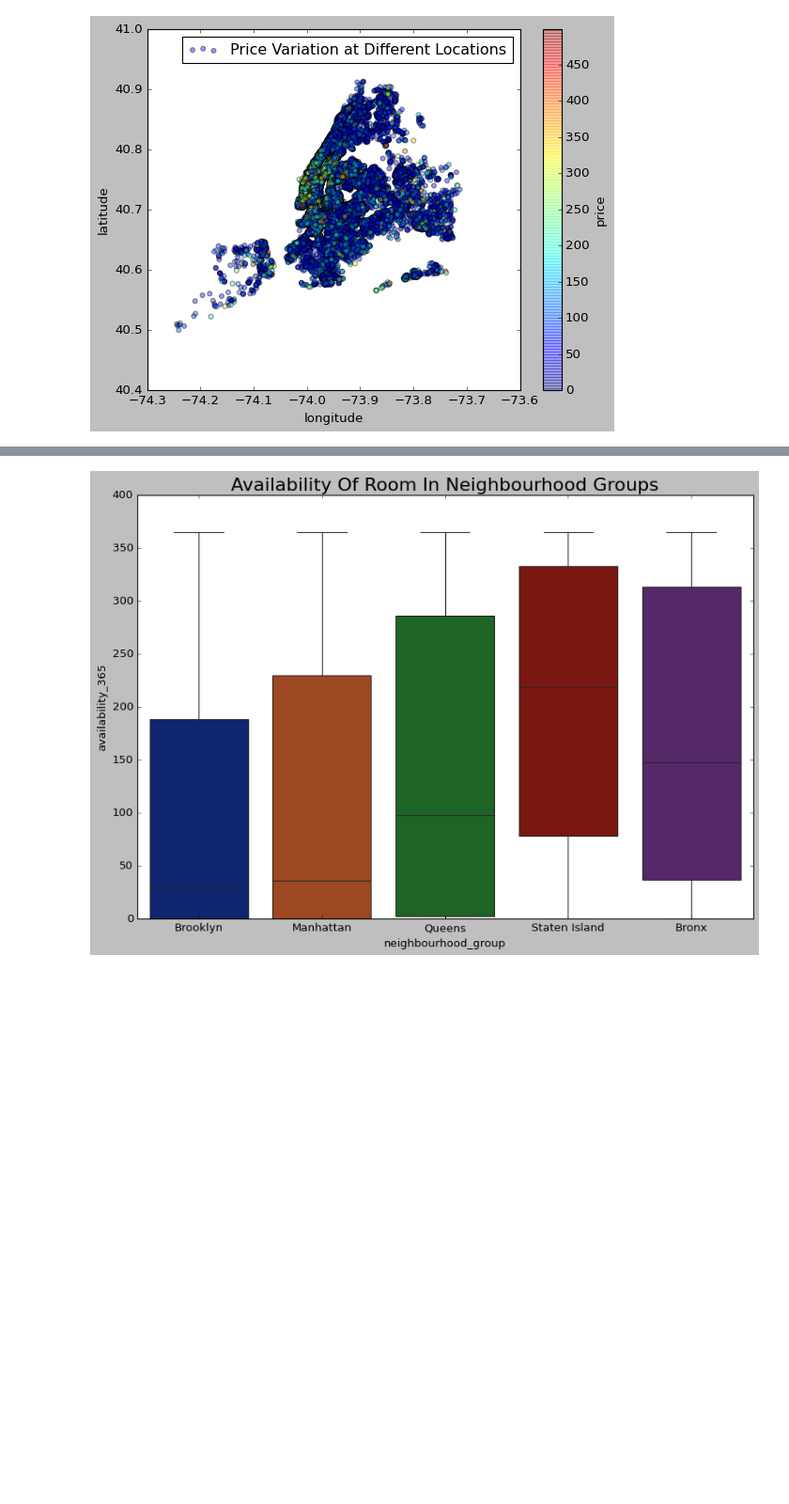
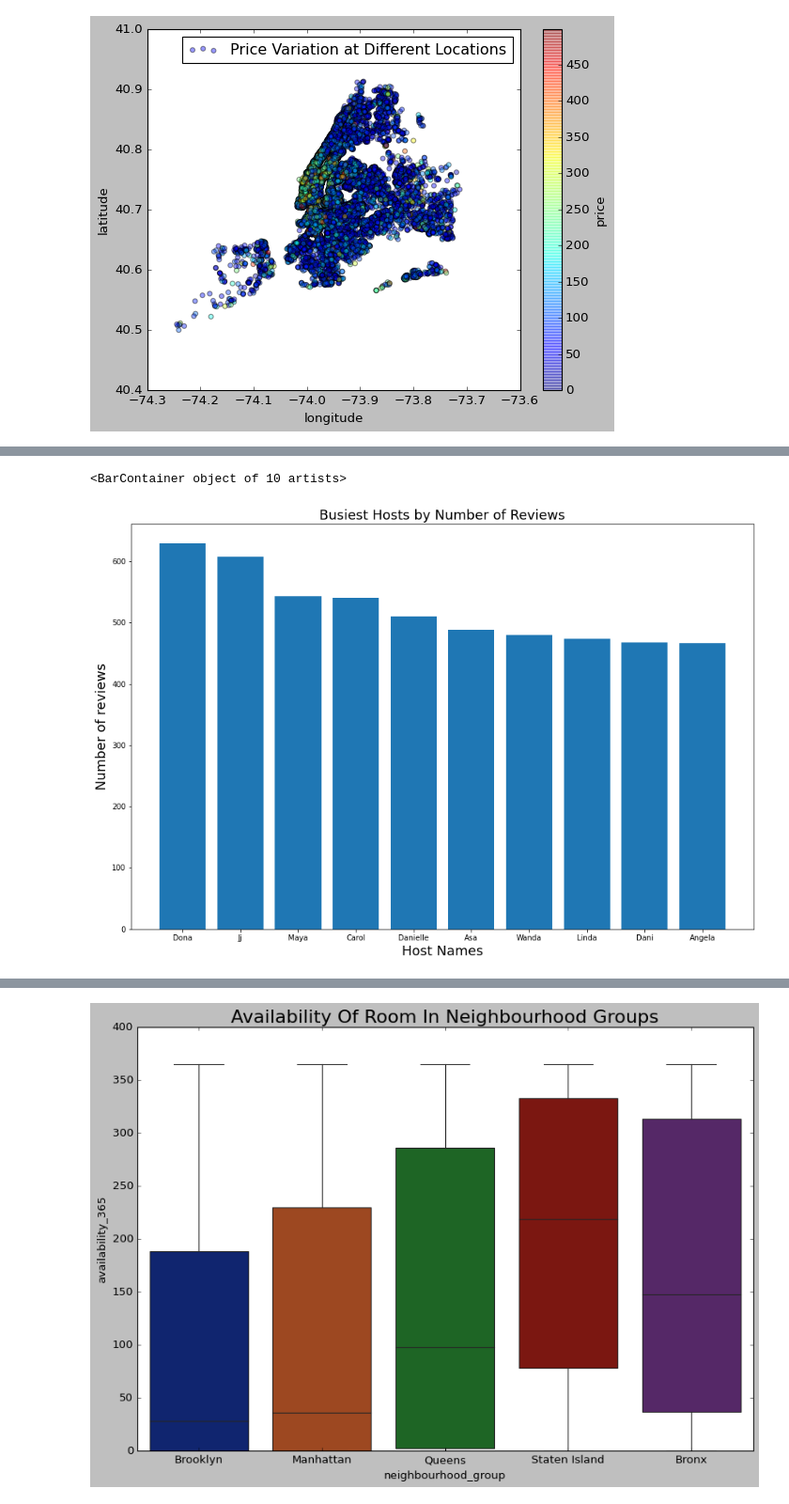
Before and after one commit to amanjn7/Airbnb-Booking-Analysis, a Jupyter notebook: Aman_Jain_Airbnb_Bookings_Analysis_Capstone_Project.ipynb, the cells around one changed output, grey strips where cells are left out. Shown at 94% size. Drawn from its saved outputs; the diff is of its cells as text; code cells hidden in the pictures; blank space fills up the shorter version.

```diff
--- a/Aman_Jain_Airbnb_Bookings_Analysis_Capstone_Project.ipynb
+++ b/Aman_Jain_Airbnb_Bookings_Analysis_Capstone_Project.ipynb
@@ -351,0 +435,6 @@ plt.show()
+# %%
+#Busiest hosts would be those who have maximum number of reviews as people are booking frequently at those hosts or One having highest total no minimum night stay.
+# Let see Busiest Host by No of Reviews.
+busiest_hosts = df.groupby(['host_name','host_id','room_type','neighbourhood_group'])['number_of_reviews'].max().reset_index()
+busiest_hosts = busiest_hosts.sort_values(by='number_of_reviews', ascending=False).head(10)
+busiest_hosts
@@ -351,0 +453,11 @@ plt.show()
+# %%
+# Visualising the busiest hosts data through bar plot.
+host_name = busiest_hosts['host_name']
+reviews = busiest_hosts['number_of_reviews']
+plt.title('Busiest Hosts by Number of Reviews', {'fontsize':18})
+plt.xlabel('Host Names',{'fontsize':18})
+plt.ylabel('Number of reviews',{'fontsize':18})
+plt.bar(host_name, reviews)
+# %% [output]
+<BarContainer object of 10 artists>
+[figure, added]
```
Also changed, not shown: parts of 27 cells of this notebook.
